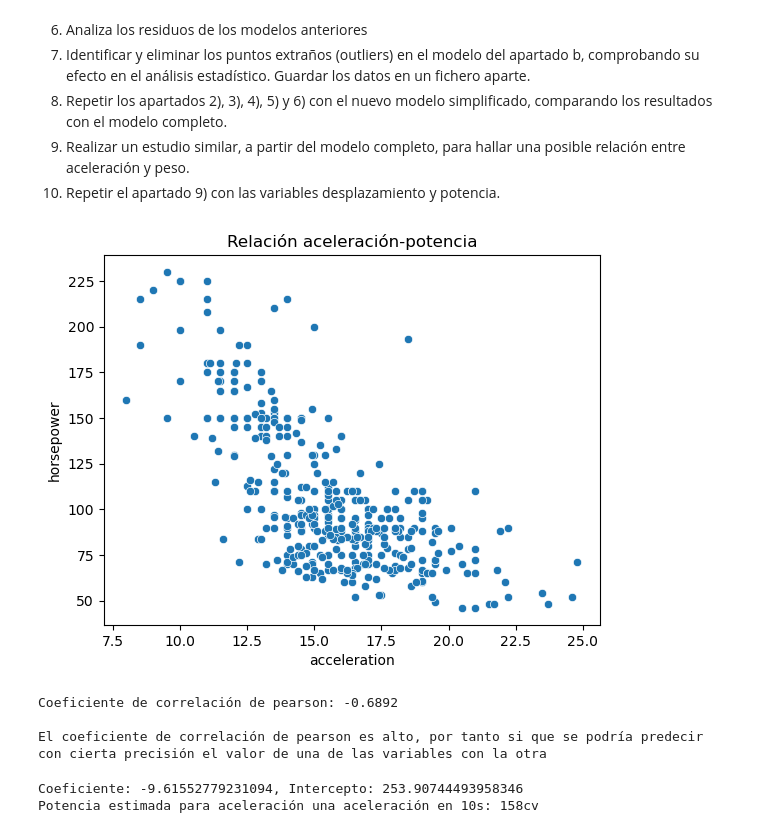
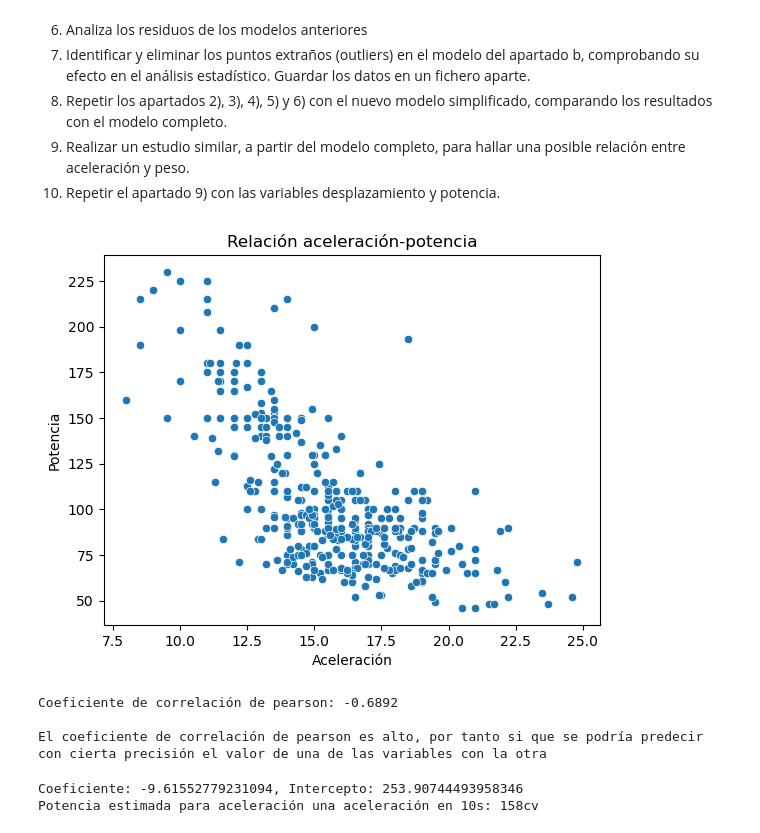
Before and after one commit to rocconeto/code_uni, a Jupyter notebook: CPE/P2/Practica2_CorrelacionRegresionLinealSimple.ipynb, the cells around one changed output. Cells and saved outputs as stored; diff of their text form; code cells hidden in the pictures.

```diff
--- a/CPE/P2/Practica2_CorrelacionRegresionLinealSimple.ipynb
+++ b/CPE/P2/Practica2_CorrelacionRegresionLinealSimple.ipynb
@@ -155,16 +155,18 @@ ax.legend();
 # %%
 #1.- Gráfico de dispersión con potencia y aceleración
 sns.scatterplot(data=mpg, x='acceleration', y='horsepower')
 plt.title("Relación aceleración-potencia")
+plt.xlabel("Aceleración")
+plt.ylabel("Potencia")
 plt.show()
 
 #Para ver si se puede predecir una con la otra estudiamos
 #el valor del coeficiente de correlación de Pearson
 corr, pval = pearsonr(mpg['acceleration'], mpg['horsepower'])
 print(f"Coeficiente de correlación de pearson: {corr:.4f}")
 print("\nEl coeficiente de correlación de pearson es alto, por tanto si que se podría predecir con cierta precisión el valor de una de las variables con la otra")
 # %% [output]
-[figure, old version]
+[figure, new version]
 Coeficiente de correlación de pearson: -0.6892
 
 El coeficiente de correlación de pearson es alto, por tanto si que se podría predecir con cierta precisión el valor de una de las variables con la otra
```
Also changed, not shown: parts of 1 cell of this notebook.
